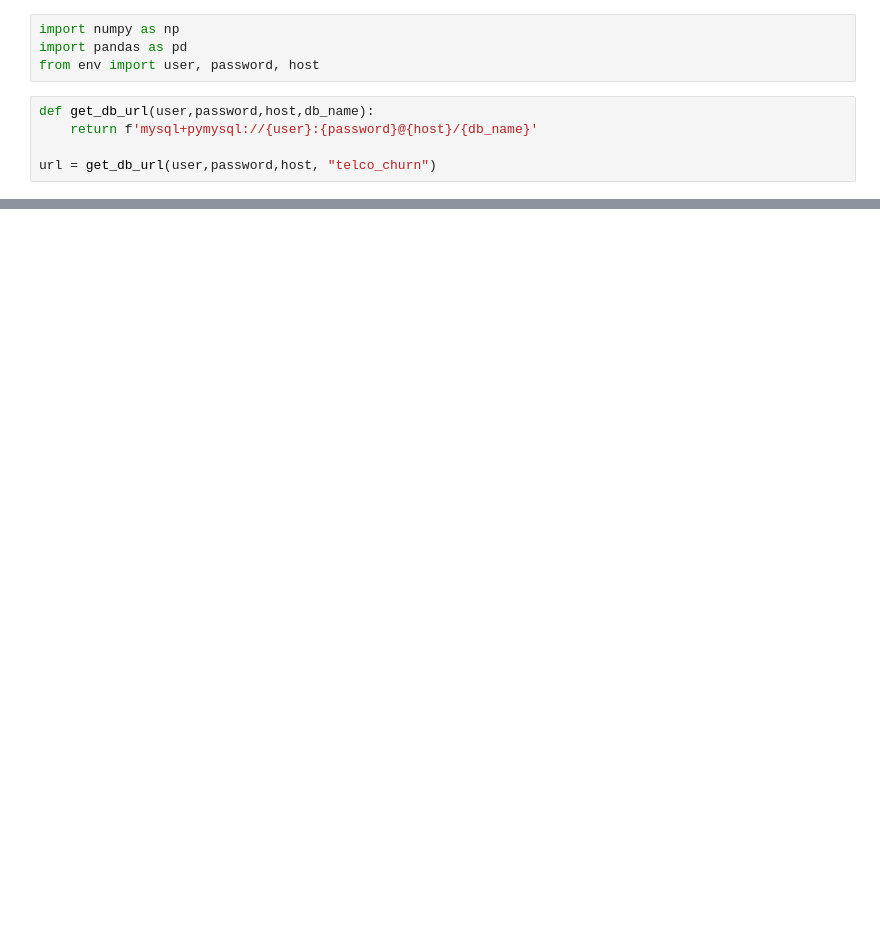
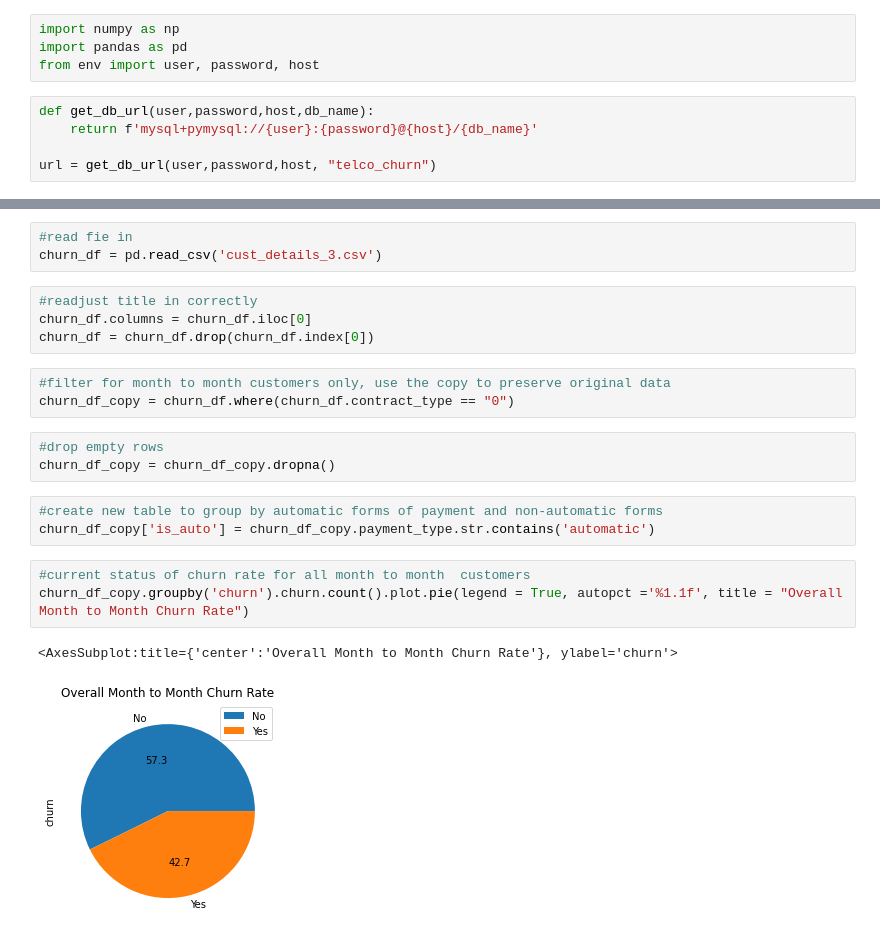
Before and after one commit to carterrxavier/storytelling_project_1, a Jupyter notebook: project_1_notebook.ipynb, the cells around one changed output, grey strips where cells are left out. Drawn from its saved outputs; the diff is of its cells as text; blank space fills up the shorter version.

```diff
--- a/project_1_notebook.ipynb
+++ b/project_1_notebook.ipynb
@@ -19,0 +10,22 @@ churn_group.plot.pie(legend = True)
+# %%
+#read fie in
+churn_df = pd.read_csv('cust_details_3.csv')
+# %%
+#readjust title in correctly
+churn_df.columns = churn_df.iloc[0]
+churn_df = churn_df.drop(churn_df.index[0])
+# %%
+#filter for month to month customers only, use the copy to preserve original data
+churn_df_copy = churn_df.where(churn_df.contract_type == "0")
+# %%
+#drop empty rows
+churn_df_copy = churn_df_copy.dropna()
+# %%
+#create new table to group by automatic forms of payment and non-automatic forms
+churn_df_copy['is_auto'] = churn_df_copy.payment_type.str.contains('automatic')
+# %%
+#current status of churn rate for all month to month  customers
+churn_df_copy.groupby('churn').churn.count().plot.pie(legend = True, autopct ='%1.1f', title = "Overall Month to Month Churn Rate")
+# %% [output]
+<AxesSubplot:title={'center':'Overall Month to Month Churn Rate'}, ylabel='churn'>
+[figure, added]
```
Also changed, not shown: parts of 11 cells of this notebook, 1 other file.
